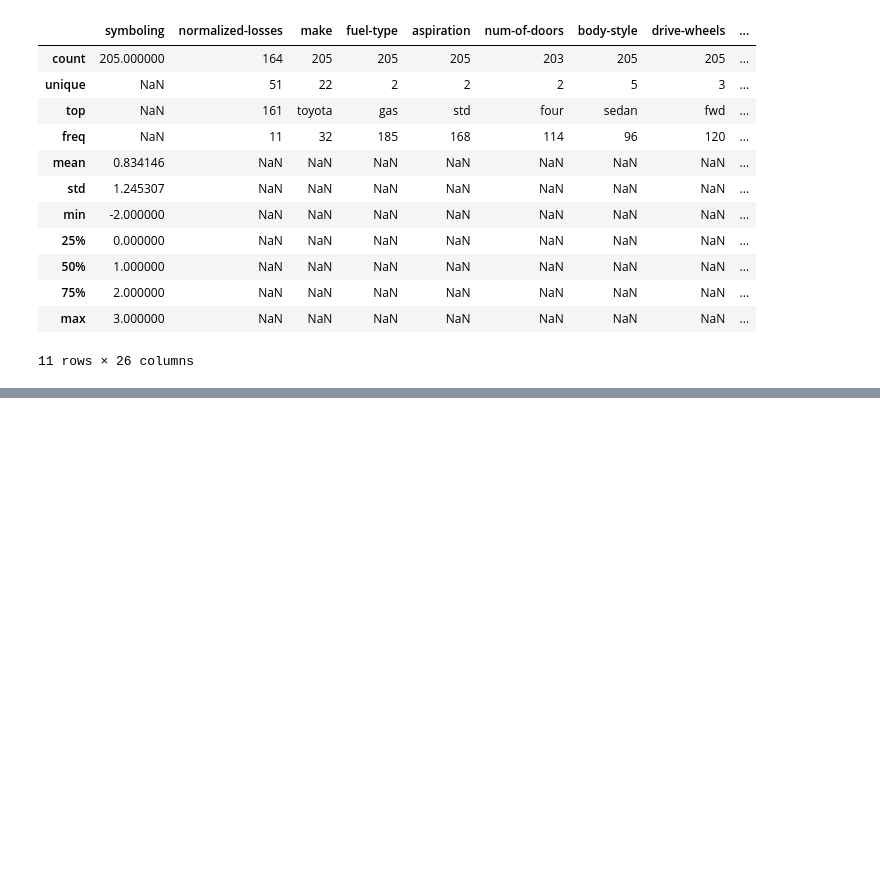
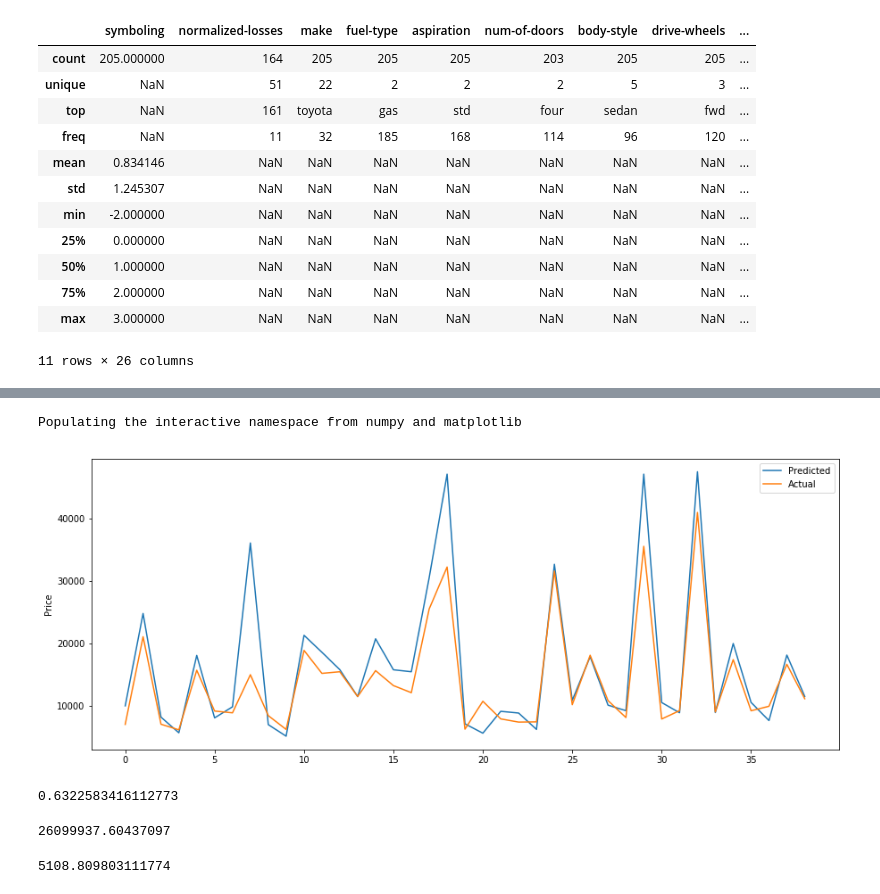
Before and after one commit to pfcperez/ML-Plural, a Jupyter notebook: models/m2_demo_LassoRidge.ipynb, the cells around one changed output, grey strips where cells are left out. Cells and saved outputs as stored; diff of their text form; code cells hidden in the pictures; blank space fills up the shorter version.

```diff
--- a/models/m2_demo_LassoRidge.ipynb
+++ b/models/m2_demo_LassoRidge.ipynb
@@ -85,0 +183,4 @@ auto_data['price'] = pd.to_numeric(auto_data['price'], errors='coerce')
+# %%
+auto_data = auto_data.dropna()
+
+auto_data
@@ -85,0 +211,13 @@ auto_data['price'] = pd.to_numeric(auto_data['price'], errors='coerce')
+# %%
+from sklearn.model_selection import train_test_split
+
+X = auto_data.drop('price', axis=1)
+# Taking the labels price
+Y = auto_data['price']
+# Splitting into 80 for training set and 20 for test
+X_train, x_test, Y_train, y_test = train_test_split(X, Y, test_size=0.2, random_state=0)
+# %%
+from sklearn.linear_model import LinearRegression
+
+linear_model = LinearRegression()
+linear_model.fit(X_train, Y_train)
@@ -85,0 +275,33 @@ auto_data['price'] = pd.to_numeric(auto_data['price'], errors='coerce')
+# %%
+y_predict = linear_model.predict(x_test)
+# %%
+%pylab inline
+pylab.rcParams['figure.figsize']=(15,6)
+
+plt.plot(y_predict, label='Predicted')
+plt.plot(y_test.values, label='Actual')
+plt.ylabel('Price')
+
+plt.legend()
+plt.show()
+# %% [output]
+Populating the interactive namespace from numpy and matplotlib
+[figure, added]
+# %%
+r_square = linear_model.score(x_test, y_test)
+r_square
+# %% [output]
+0.6322583416112773
+# %%
+from sklearn.metrics import mean_squared_error
+
+linear_model_mse = mean_squared_error(y_predict, y_test)
+linear_model_mse
+# %% [output]
+26099937.60437097
+# %%
+import math
+
+math.sqrt(linear_model_mse)
+# %% [output]
+5108.809803111774
```
Also changed, not shown: parts of 17 cells of this notebook.
